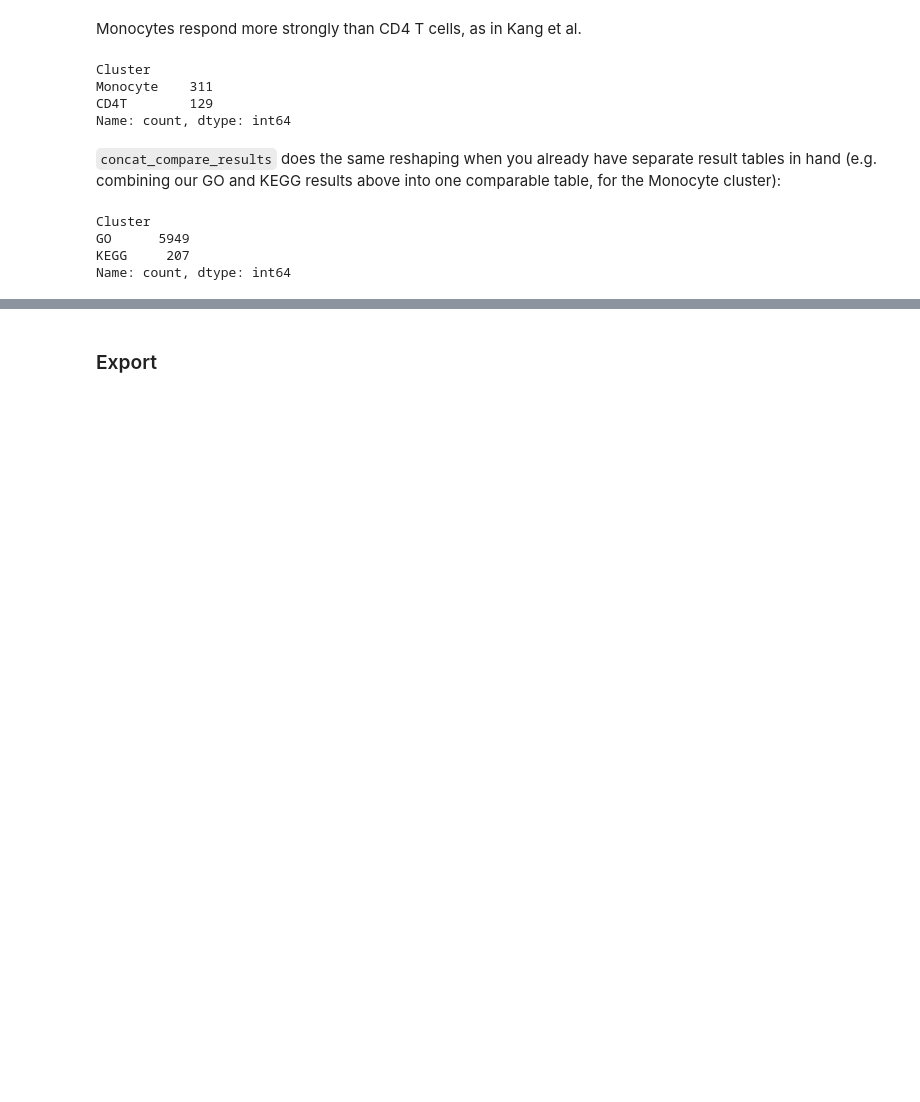
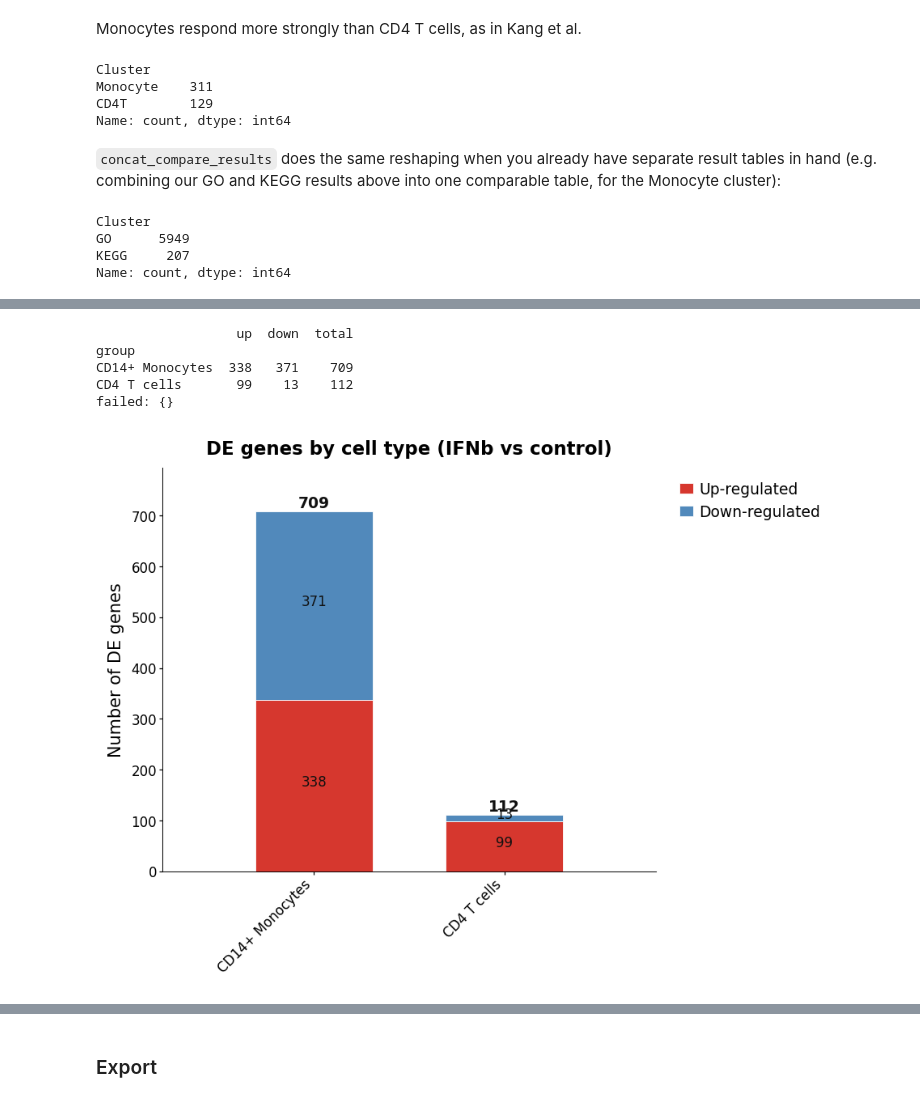
Before and after one commit to leelieber2025/scATrans, a Jupyter notebook: docs/tutorials/t_gse96583_standalone_de_enrichment.ipynb, the cells around one changed output, grey strips where cells are left out. Cells and saved outputs as stored; diff of their text form; code cells hidden in the pictures; blank space fills up the shorter version.

```diff
--- a/docs/tutorials/t_gse96583_standalone_de_enrichment.ipynb
+++ b/docs/tutorials/t_gse96583_standalone_de_enrichment.ipynb
@@ -504,0 +529,24 @@ Name: count, dtype: int64
+# %%
+cmp = scat.compare_de_across_groups(
+    adata_full,
+    split_by="celltype",
+    groupby="condition",
+    target_group="IFNb",
+    reference_group="control",
+    de_kwargs={"de_method": "wilcoxon"},
+    padj_cutoff=0.05,
+    logfc_cutoff=1.0,
+)
+print(cmp.summary)
+print("failed:", cmp.failed)
+
+scat.pl.de_summary_barplot(
+    cmp, mode="stacked", sort_by="total", title="DE genes by cell type (IFNb vs control)"
+);
+# %% [output]
+                  up  down  total
+group
+CD14+ Monocytes  338   371    709
+CD4 T cells       99    13    112
+failed: {}
+[figure, added]
```
Also changed, not shown: parts of 29 cells of this notebook, 19 other files.
